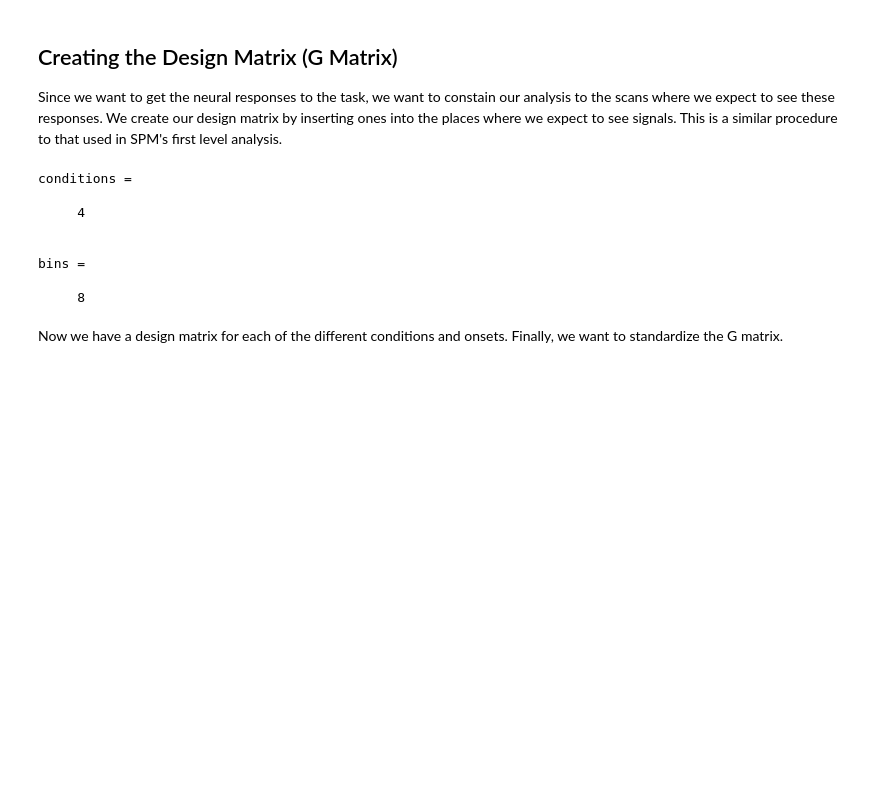
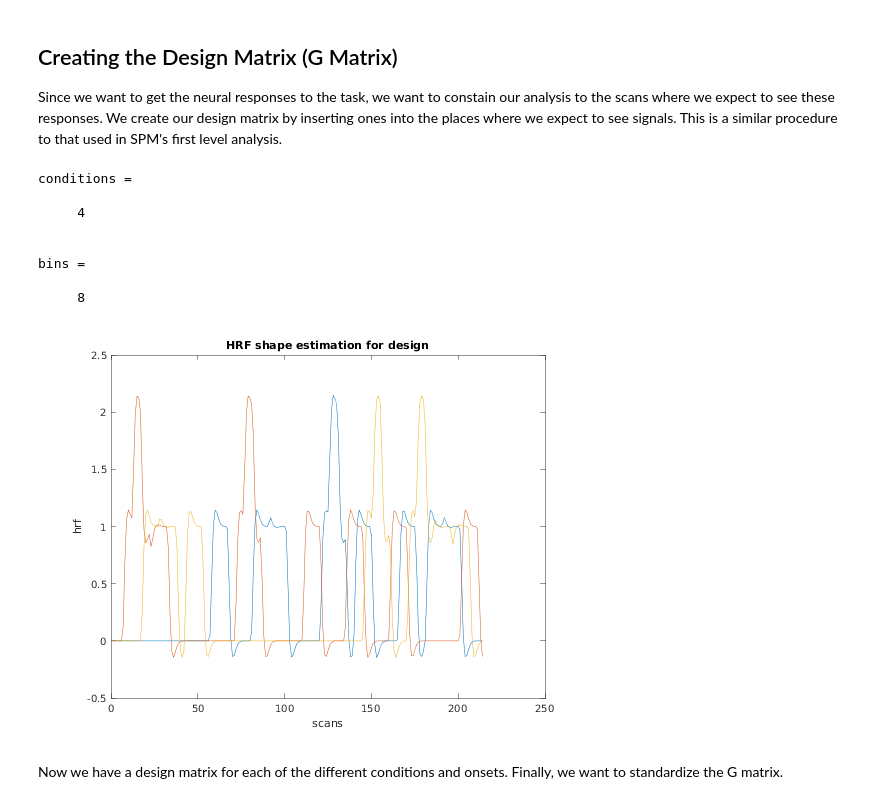
Before and after one commit to rzlim08/CPCA_Example, a Jupyter notebook: CPCA.ipynb, the cells around one changed output. Saved outputs shown, nothing was run; the diff lists cells and outputs as text; code cells hidden in the pictures; blank space fills up the shorter version.

```diff
--- a/CPCA.ipynb
+++ b/CPCA.ipynb
@@ -184,6 +197,17 @@ conditions =
 bins =
 
      8
+# %%
+a = calculate_hrf_shape([Letters2' ones(9, 1)*10], 214, 3);
+b = calculate_hrf_shape([Letters4' ones(9, 1)*10], 214, 3);
+c = calculate_hrf_shape([Letters6' ones(9, 1)*10], 214, 3);
+d = calculate_hrf_shape([Letters8' ones(9, 1)*10], 214, 3);
+plot([a b c])
+title('HRF shape estimation for design')
+xlabel('scans')
+ylabel('hrf')
+# %% [output]
+[figure, added]
 # %% [markdown]
 Now we have a design matrix for each of the different conditions and onsets. Finally, we want to standardize the G matrix.
 # %%
```
Also changed, not shown: parts of 16 cells of this notebook, 1 other file.
